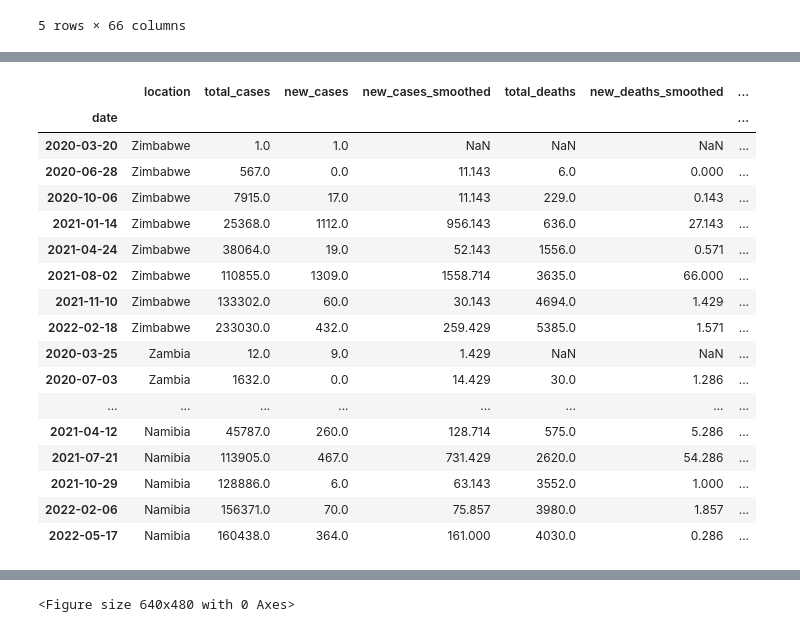
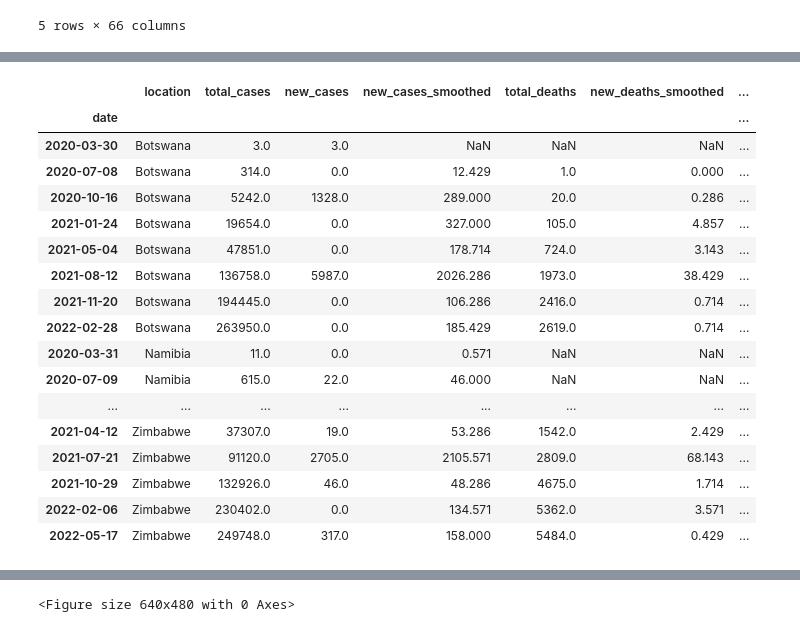
Before and after one commit to brilliantChikanya/covid_19, a Jupyter notebook: sadc_covid_profile.ipynb, the cells around one changed output, grey strips where cells are left out. Saved outputs shown, nothing was run; the diff lists cells and outputs as text; code cells hidden in the pictures.

```diff
--- a/sadc_covid_profile.ipynb
+++ b/sadc_covid_profile.ipynb
@@ -64,2 +70,5 @@ df.head()
 # %%
+# Let's create a list that contains the 5 countries:
+
 sadc = ['Zimbabwe', 'Zambia', 'Botswana', 'South Africa', 'Namibia']
+sadc.sort()
@@ -66,8 +77,12 @@ sadc = ['Zimbabwe', 'Zambia', 'Botswana', 'South Africa', 'Namibia']
 # %%
+# Create an empty list which will contain each SADC country's data
 dfs = []
 for i in sadc:
+    # Create a boolean mask to use to filter each country
     BM = df['location'] == i
+    # Use the boolean mask to filter out each SADC country and create its dataset
     data = df[BM]
+    # add each country's data to the list
     dfs.append(data)
-
-df1 = pd.concat(dfs)
+# Combine the datasets for the 5 countries
+df_sadc = pd.concat(dfs)
@@ -81,21 +94,25 @@ df1 = df1.drop(columns=to_drop)
+# %%
+to_drop = [column for column in df_sadc.columns if column not in cols]
+# %%
+df_sadc = df_sadc.drop(columns=to_drop)
 # %%
-df1[::100]
+df_sadc[::100]
 # %% [output]
 |  | location | total_cases | new_cases | new_cases_smoothed | total_deaths | new_deaths_smoothed | ... |
 | date |  |  |  |  |  |  | ... |
-| 2020-03-20 | Zimbabwe | 1.0 | 1.0 | NaN | NaN | NaN | ... |
-| 2020-06-28 | Zimbabwe | 567.0 | 0.0 | 11.143 | 6.0 | 0.000 | ... |
-| 2020-10-06 | Zimbabwe | 7915.0 | 17.0 | 11.143 | 229.0 | 0.143 | ... |
-| 2021-01-14 | Zimbabwe | 25368.0 | 1112.0 | 956.143 | 636.0 | 27.143 | ... |
-| 2021-04-24 | Zimbabwe | 38064.0 | 19.0 | 52.143 | 1556.0 | 0.571 | ... |
-| 2021-08-02 | Zimbabwe | 110855.0 | 1309.0 | 1558.714 | 3635.0 | 66.000 | ... |
-| 2021-11-10 | Zimbabwe | 133302.0 | 60.0 | 30.143 | 4694.0 | 1.429 | ... |
-| 2022-02-18 | Zimbabwe | 233030.0 | 432.0 | 259.429 | 5385.0 | 1.571 | ... |
-| 2020-03-25 | Zambia | 12.0 | 9.0 | 1.429 | NaN | NaN | ... |
-| 2020-07-03 | Zambia | 1632.0 | 0.0 | 14.429 | 30.0 | 1.286 | ... |
+| 2020-03-30 | Botswana | 3.0 | 3.0 | NaN | NaN | NaN | ... |
+| 2020-07-08 | Botswana | 314.0 | 0.0 | 12.429 | 1.0 | 0.000 | ... |
+| 2020-10-16 | Botswana | 5242.0 | 1328.0 | 289.000 | 20.0 | 0.286 | ... |
+| 2021-01-24 | Botswana | 19654.0 | 0.0 | 327.000 | 105.0 | 4.857 | ... |
+| 2021-05-04 | Botswana | 47851.0 | 0.0 | 178.714 | 724.0 | 3.143 | ... |
+| 2021-08-12 | Botswana | 136758.0 | 5987.0 | 2026.286 | 1973.0 | 38.429 | ... |
+| 2021-11-20 | Botswana | 194445.0 | 0.0 | 106.286 | 2416.0 | 0.714 | ... |
+| 2022-02-28 | Botswana | 263950.0 | 0.0 | 185.429 | 2619.0 | 0.714 | ... |
+| 2020-03-31 | Namibia | 11.0 | 0.0 | 0.571 | NaN | NaN | ... |
+| 2020-07-09 | Namibia | 615.0 | 22.0 | 46.000 | NaN | NaN | ... |
 | ... | ... | ... | ... | ... | ... | ... | ... |
-| 2021-04-12 | Namibia | 45787.0 | 260.0 | 128.714 | 575.0 | 5.286 | ... |
-| 2021-07-21 | Namibia | 113905.0 | 467.0 | 731.429 | 2620.0 | 54.286 | ... |
-| 2021-10-29 | Namibia | 128886.0 | 6.0 | 63.143 | 3552.0 | 1.000 | ... |
-| 2022-02-06 | Namibia | 156371.0 | 70.0 | 75.857 | 3980.0 | 1.857 | ... |
-| 2022-05-17 | Namibia | 160438.0 | 364.0 | 161.000 | 4030.0 | 0.286 | ... |
+| 2021-04-12 | Zimbabwe | 37307.0 | 19.0 | 53.286 | 1542.0 | 2.429 | ... |
+| 2021-07-21 | Zimbabwe | 91120.0 | 2705.0 | 2105.571 | 2809.0 | 68.143 | ... |
+| 2021-10-29 | Zimbabwe | 132926.0 | 46.0 | 48.286 | 4675.0 | 1.714 | ... |
+| 2022-02-06 | Zimbabwe | 230402.0 | 0.0 | 134.571 | 5362.0 | 3.571 | ... |
+| 2022-05-17 | Zimbabwe | 249748.0 | 317.0 | 158.000 | 5484.0 | 0.429 | ... |
```
Also changed, not shown: parts of 26 cells of this notebook, 1 other file.
